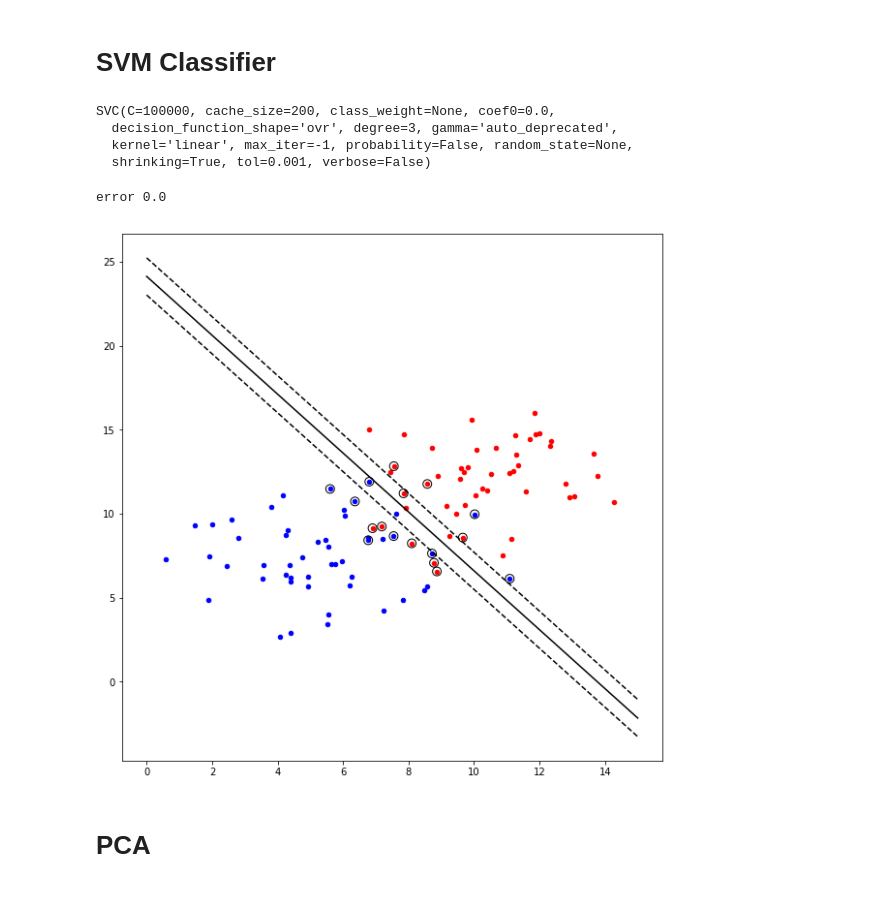
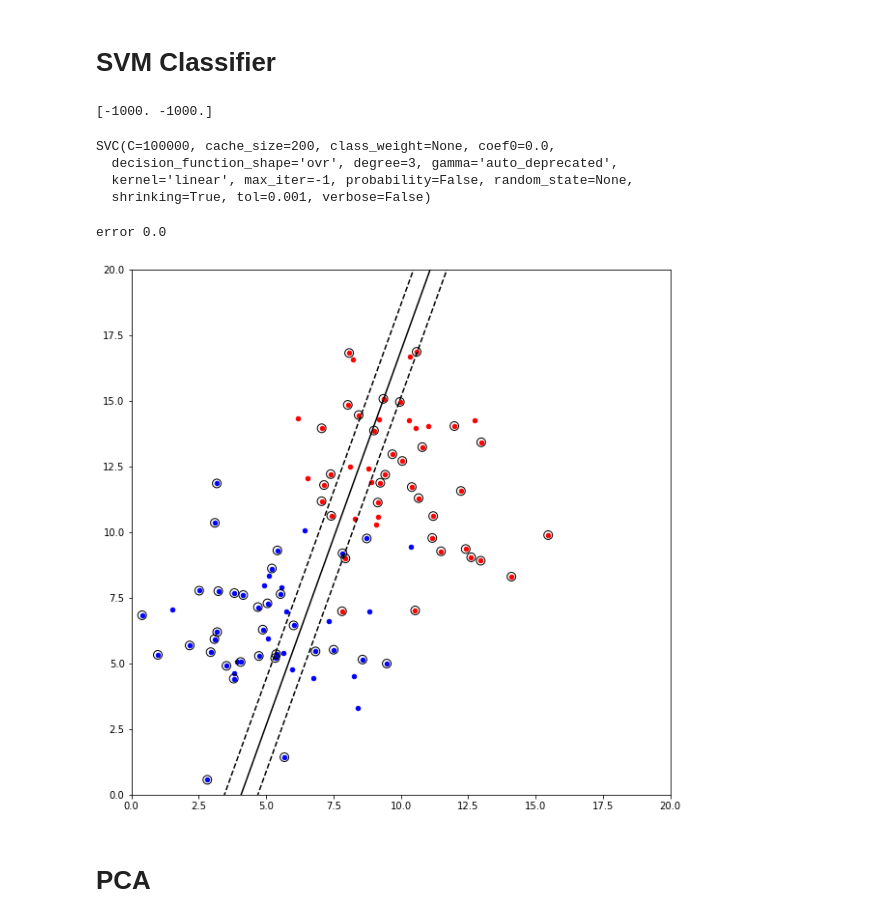
Before and after one commit to latent-variable/cs229_ML_final, a Jupyter notebook: CS229_final_practice .ipynb, the cells around one changed output. Drawn from its saved outputs; the diff is of its cells as text; code cells hidden in the pictures.

```diff
--- a/CS229_final_practice .ipynb
+++ b/CS229_final_practice .ipynb
@@ -225,10 +225,13 @@ error -2.0
 # %%
 from sklearn.svm import SVC
 clf = SVC(kernel='linear', C=100000)
+print(x_train[0])
+x_train[0] = [-1000,-1000]
 clf.fit(x_train, y_train, )
 # %% [output]
-SVC(C=100000, cache_size=200, class_weight=None, coef0=0.0,
-  decision_function_shape='ovr', degree=3, gamma='auto_deprecated',
-  kernel='linear', max_iter=-1, probability=False, random_state=None,
-  shrinking=True, tol=0.001, verbose=False)
+[-1000. -1000.]
+SVC(C=100000, cache_size=200, class_weight=None, coef0=0.0,
+  decision_function_shape='ovr', degree=3, gamma='auto_deprecated',
+  kernel='linear', max_iter=-1, probability=False, random_state=None,
+  shrinking=True, tol=0.001, verbose=False)
 # %%
@@ -250,36 +253,35 @@ yy = a * xx - (clf.intercept_[0]) / w[1]
 # 2-d.
 margin = 1 / np.sqrt(np.sum(clf.coef_ ** 2))
 yy_down = yy - np.sqrt(1 + a ** 2) * margin
 yy_up = yy + np.sqrt(1 + a ** 2) * margin
 
 # plot the line, the points, and the nearest vectors to the plane
 plt.figure(figsize=(10,10))
 plt.clf()
 plt.plot(xx, yy, 'k-')
 plt.plot(xx, yy_down, 'k--')
 plt.plot(xx, yy_up, 'k--')
 
 plt.scatter(clf.support_vectors_[:, 0], clf.support_vectors_[:, 1], s=80,
             facecolors='none', zorder=10, edgecolors='k')
 plt.scatter(x_train[0:50][:,0],x_train[0:50][:,1], s=20, c ="r")
 plt.scatter(x_train[50:100][:,0],x_train[50:100][:,1], s=20, c ="b")
 
 
 plt.axis('tight')
 x_min = -4.8
 x_max = 4.2
 y_min = -6
 y_max = 6
 
 XX, YY = np.mgrid[x_min:x_max:200j, y_min:y_max:200j]
 Z = clf.predict(np.c_[XX.ravel(), YY.ravel()])
 
-
-
+plt.axis([0,20,0,20])
 
 plt.show()
 # %% [output]
-[figure, old version]
+[figure, new version]
 # %% [markdown]
 # PCA
 # %%
```
Also changed, not shown: parts of 3 cells of this notebook.
